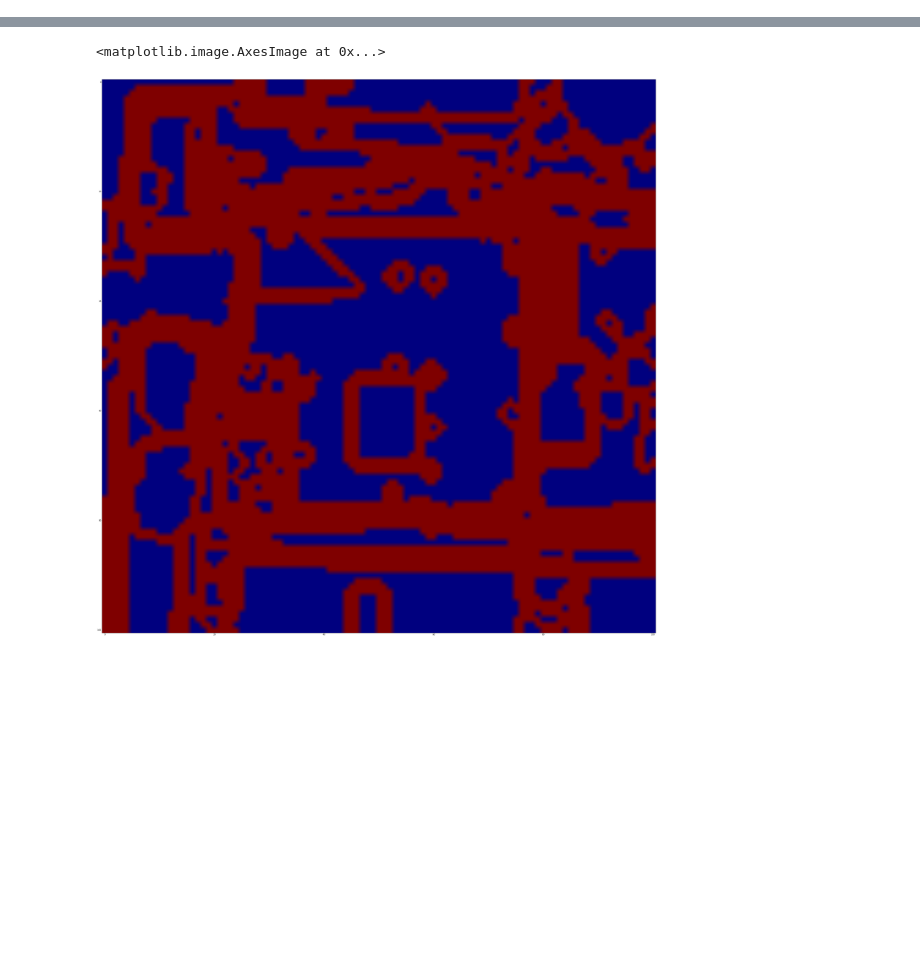
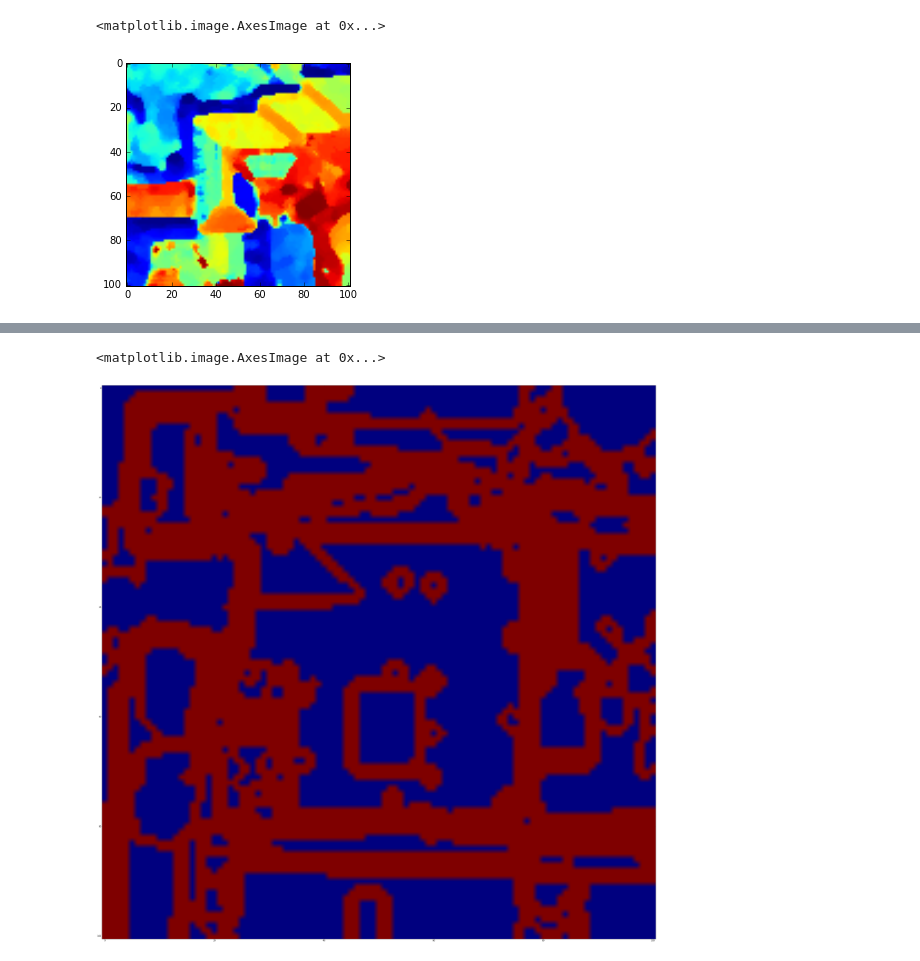
Before and after one commit to arindampaulripon/Python-for-Data-Science, a Jupyter notebook: Machine-Learning-Algorithms/Neural-Networks/Solar-Panel-Detection/segmentationTechniques.ipynb, the cells around one changed output, grey strips where cells are left out. Cells and saved outputs as stored; diff of their text form; code cells hidden in the pictures; blank space fills up the shorter version.

```diff
--- a/Machine-Learning-Algorithms/Neural-Networks/Solar-Panel-Detection/segmentationTechniques.ipynb
+++ b/Machine-Learning-Algorithms/Neural-Networks/Solar-Panel-Detection/segmentationTechniques.ipynb
@@ -10,6 +21,6 @@ from scipy import ndimage
 # %%
 # The input image
-solar = r"C:\Users\Raghav\Documents\GitHub\Python-for-Data-Science\Solar-Panel-Detection\train_images\image30.tif"
+solar = r".\train_images\image101.tif"
 # %%
 # Convert image to numpy array
 img = io.imread(solar)
@@ -18,0 +31,14 @@ plt.imshow(img)
+# %%
+from skimage.exposure import equalize_hist
+imgGray = color.rgb2gray(img)
+equalized_image = equalize_hist(imgGray)
+plt.imshow(equalized_image)
+
+equalized_image = median(equalized_image, disk(1))
+equalized_image = enhance_contrast(equalized_image, disk(1))
+equalized_image = median(equalized_image, disk(3))
+
+plt.imshow(equalized_image)
+# %% [output]
+<matplotlib.image.AxesImage at 0x...>
+[figure, added]
```
Also changed, not shown: parts of 18 cells of this notebook, 15 other files.
